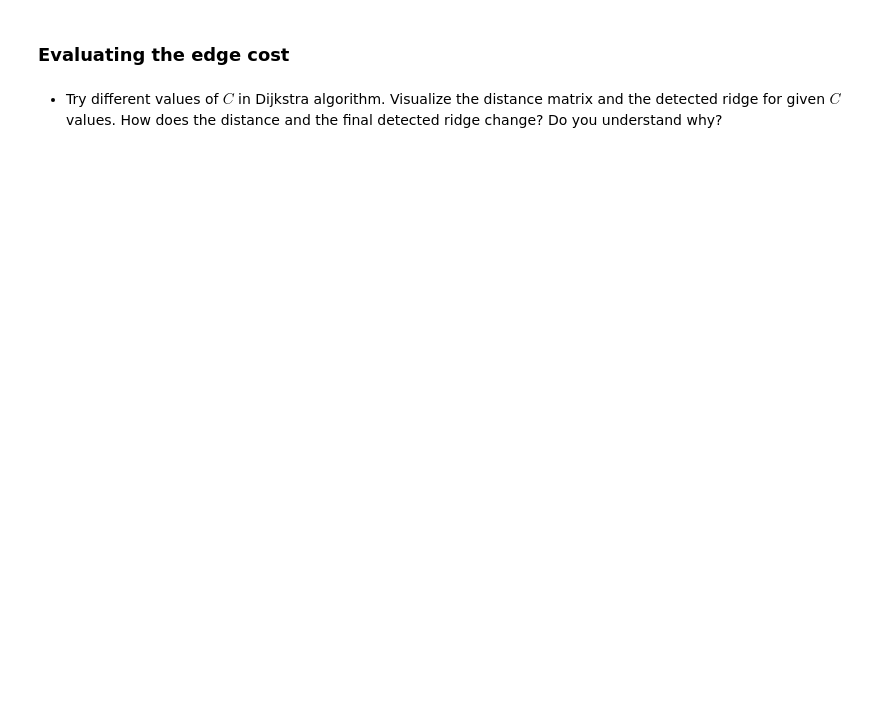
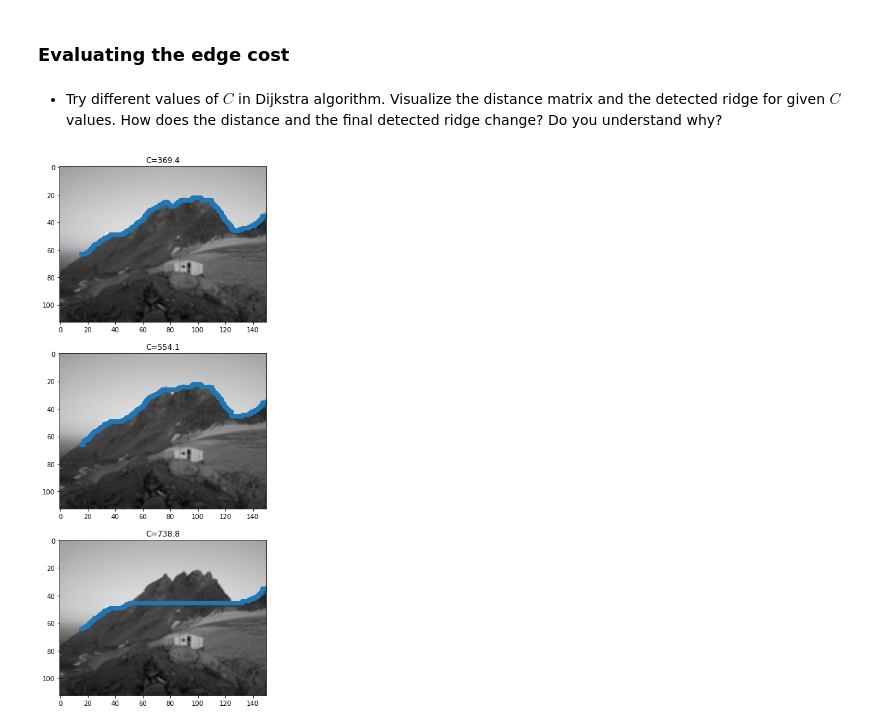
Before and after one commit to albertaillet/EPFL-CS-442, a Jupyter notebook: ES3/es3_albert.ipynb, the cells around one changed output. Cells and saved outputs as stored; diff of their text form; code cells hidden in the pictures; blank space fills up the shorter version.

```diff
--- a/ES3/es3_albert.ipynb
+++ b/ES3/es3_albert.ipynb
@@ -262,0 +250,11 @@ constants = [np.max(img_grad_map_thresholded), 1.5*np.max(img_grad_map_threshold
+# %%
+constants = [np.max(img_grad_map_thresholded), 1.5*np.max(img_grad_map_thresholded), 2*np.max(img_grad_map_thresholded)]
+for i, C in enumerate(constants):
+    dist_matrix, prev_pxl = dijkstra(img_grad_map_thresholded, C, ridge_start_row, ridge_start_col)
+    extracted_ridge=findRidge(ridge_start_row,ridge_start_col,ridge_end_row,ridge_end_col,prev_pxl.astype("int"))
+    plt.subplot(len(constants), 1, i+1)
+    plt.imshow(img)
+    plt.scatter([i[1] for i in extracted_ridge], [i[0] for i in extracted_ridge])
+    plt.title(f"C={C:3.1f}")
+# %% [output]
+[figure, added]
```
Also changed, not shown: parts of 8 cells of this notebook, 5 other files.
